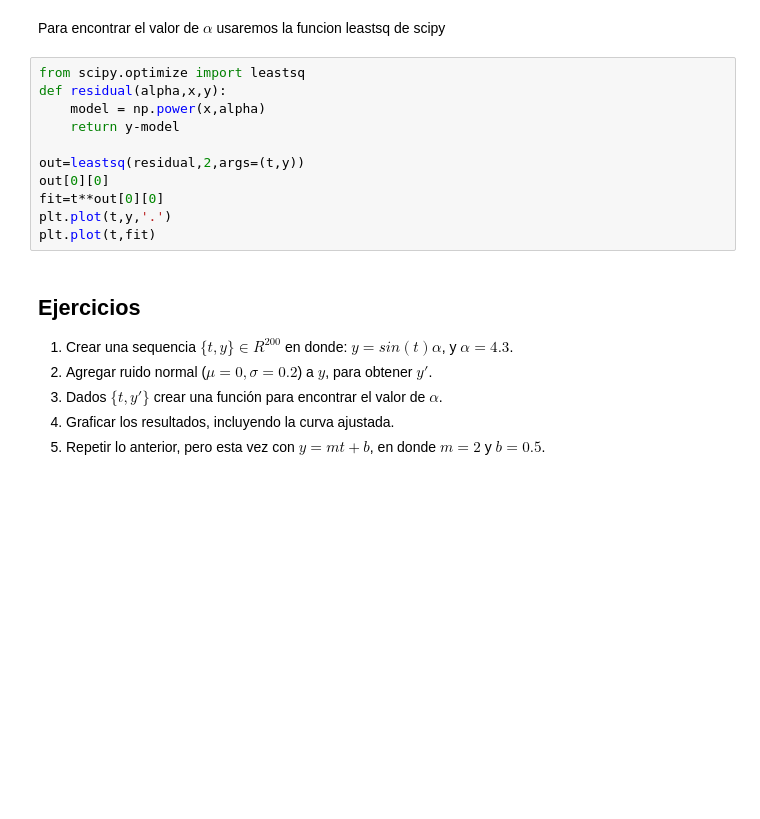
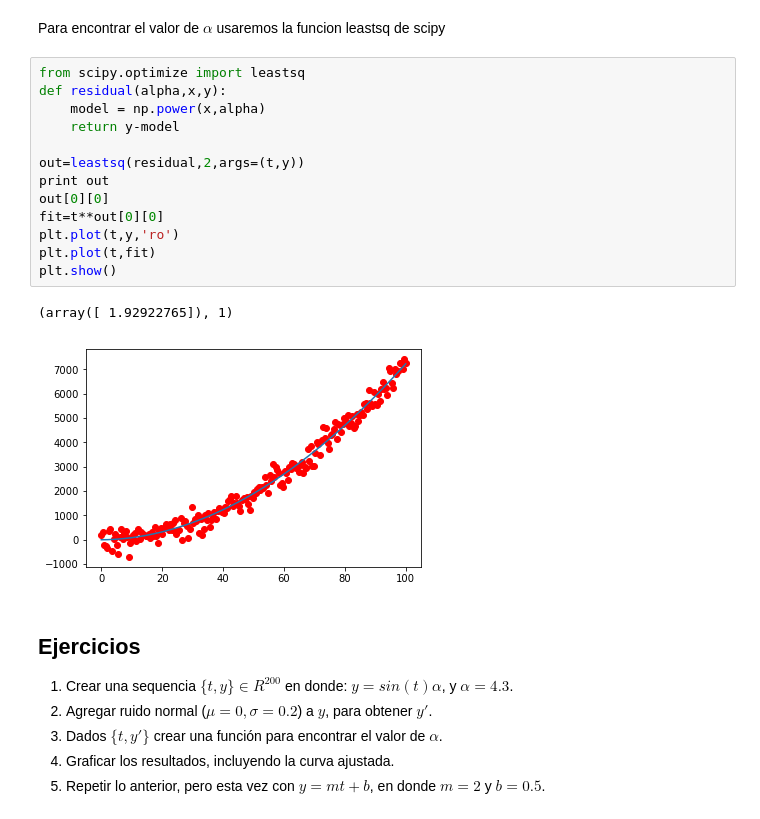
Before and after one commit to modcommet/Clases, a Jupyter notebook: clase2.ipynb, the cells around one changed output. Saved outputs shown, nothing was run; the diff lists cells and outputs as text; blank space fills up the shorter version.

```diff
--- a/clase2.ipynb
+++ b/clase2.ipynb
@@ -142,14 +191,19 @@ Para encontrar el valor de $\alpha$ usaremos la funcion leastsq de scipy
 # %%
 from scipy.optimize import leastsq
 def residual(alpha,x,y):
     model = np.power(x,alpha)
     return y-model
 
 out=leastsq(residual,2,args=(t,y))
+print out
 out[0][0]
 fit=t**out[0][0]
-plt.plot(t,y,'.')
+plt.plot(t,y,'ro')
 plt.plot(t,fit)
+plt.show()
+# %% [output]
+(array([ 1.92922765]), 1)
+[figure, added]
 # %% [markdown]
 Ejercicios
 ----------
```
Also changed, not shown: parts of 7 cells of this notebook, 1 other file.
